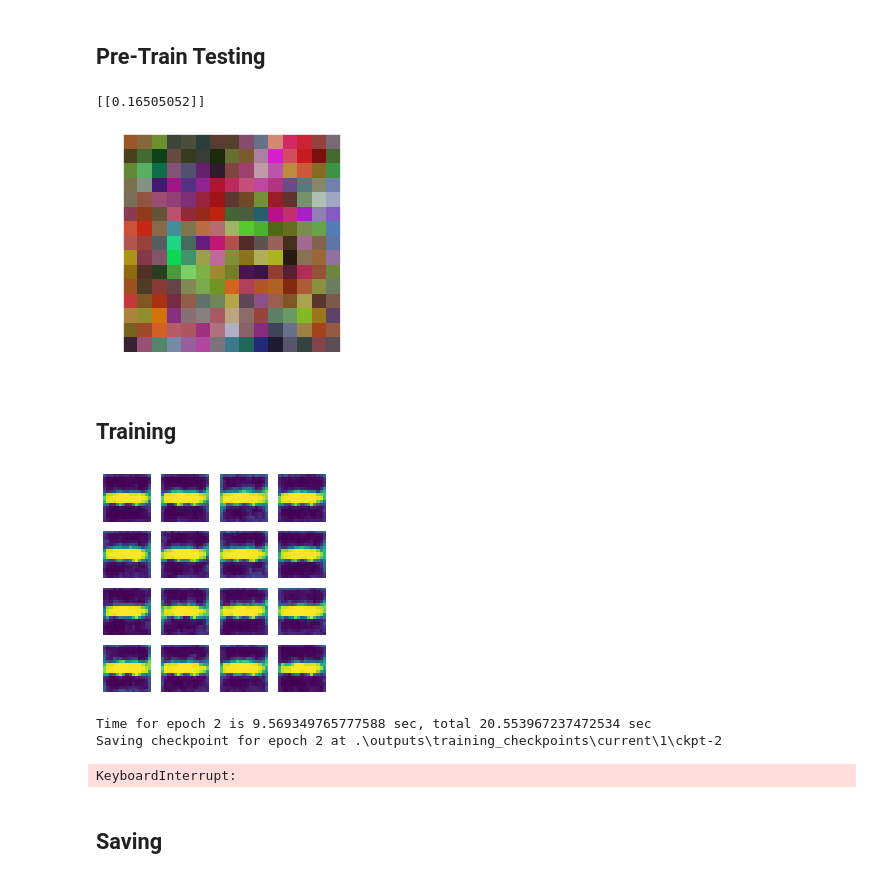
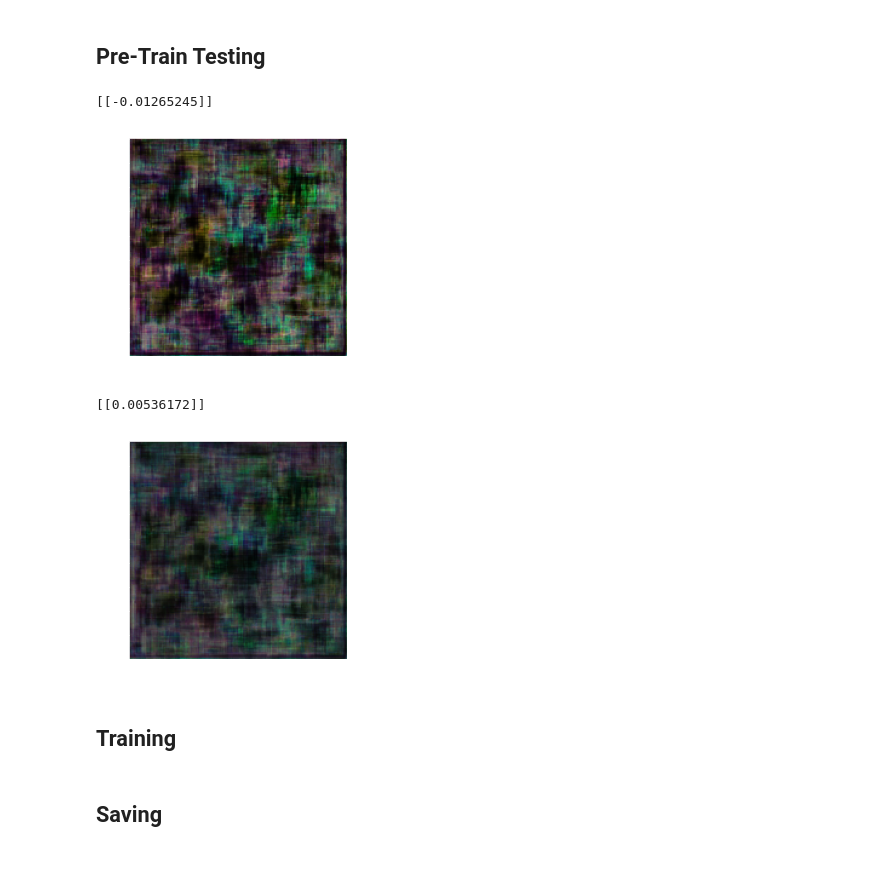
Before and after one commit to comtalyst/generative-facial-cosmetics, a Jupyter notebook: model_engineering/main.ipynb, the cells around one changed output. Drawn from its saved outputs; the diff is of its cells as text; code cells hidden in the pictures.

```diff
--- a/model_engineering/main.ipynb
+++ b/model_engineering/main.ipynb
@@ -118,26 +136,32 @@ training_dataset = get_dataset(BUCKET1_GS, True, True, True, BUCKET1, image_size
 # %%
-# generate from untrained generator (should get noises)
-noise = tf.random.normal([1,LATENT_SIZE])
+## full model
 image = generator.model(noise, training=False)
 plt.imshow(image[0])
 print(discriminator.model(image, training=False).numpy())
 # %% [output]
-[[0.16505052]]
+[[-0.01265245]]
-[figure, old version]
+[figure, new version]
+# %%
+## fading model
+# alpha 0 should be the same as full output from prev generation
+# alpha 1 should be the same as full output from current generation
+generator.setAlpha(0.5)
+image = generator.model_fade(noise, training=False)
+plt.imshow(image[0])
+print(discriminator.model_fade(image, training=False).numpy())
+# %% [output]
+[[0.00536172]]
+[figure, added]
 # %% [markdown]
 ## **Training**
 # %%
+FADE_EPOCHS = 100
 EPOCHS = 200
 
 if isColab():                   # some colab's tpu side bug
   import numpy as np
   np.rank = np.ndim
-train(generator, discriminator, training_dataset, EPOCHS, BATCH_SIZE, strategy)
+train(generator, discriminator, training_dataset, FADE_EPOCHS, EPOCHS, BATCH_SIZE, strategy)
-# %% [output]
-[figure, removed]
-Time for epoch 2 is 9.569349765777588 sec, total 20.553967237472534 sec
-Saving checkpoint for epoch 2 at .\outputs\training_checkpoints\current\1\ckpt-2
-KeyboardInterrupt:
 # %% [markdown]
 ## **Saving**
 # %%
```
Also changed, not shown: parts of 3 cells of this notebook, 4 other files.
